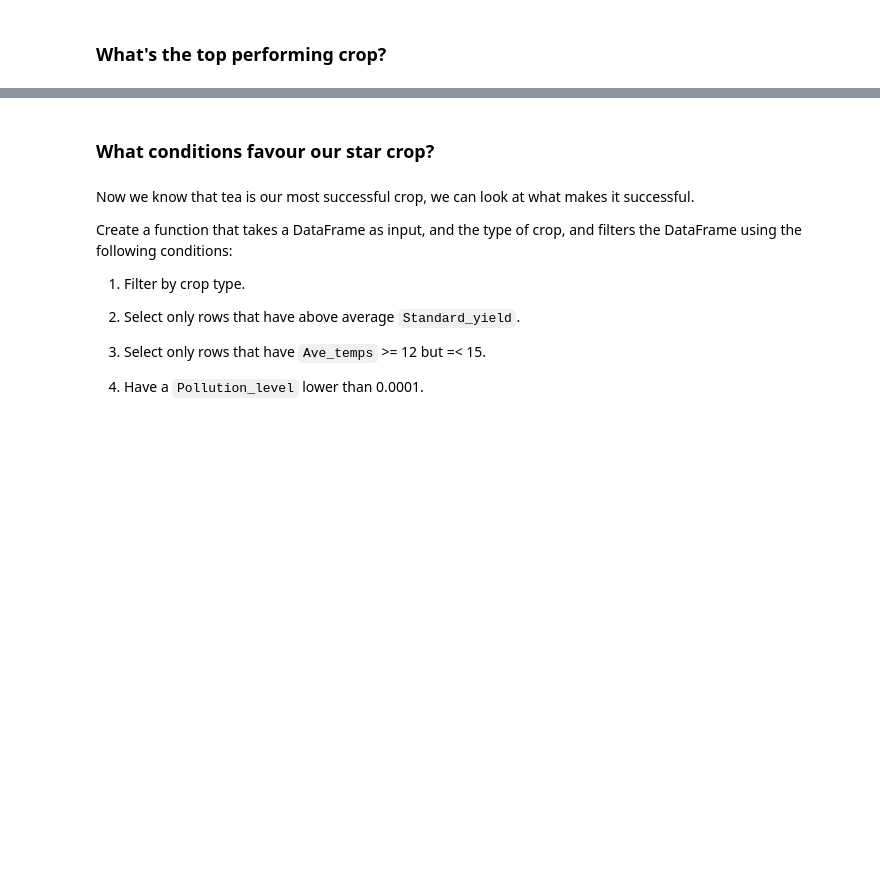
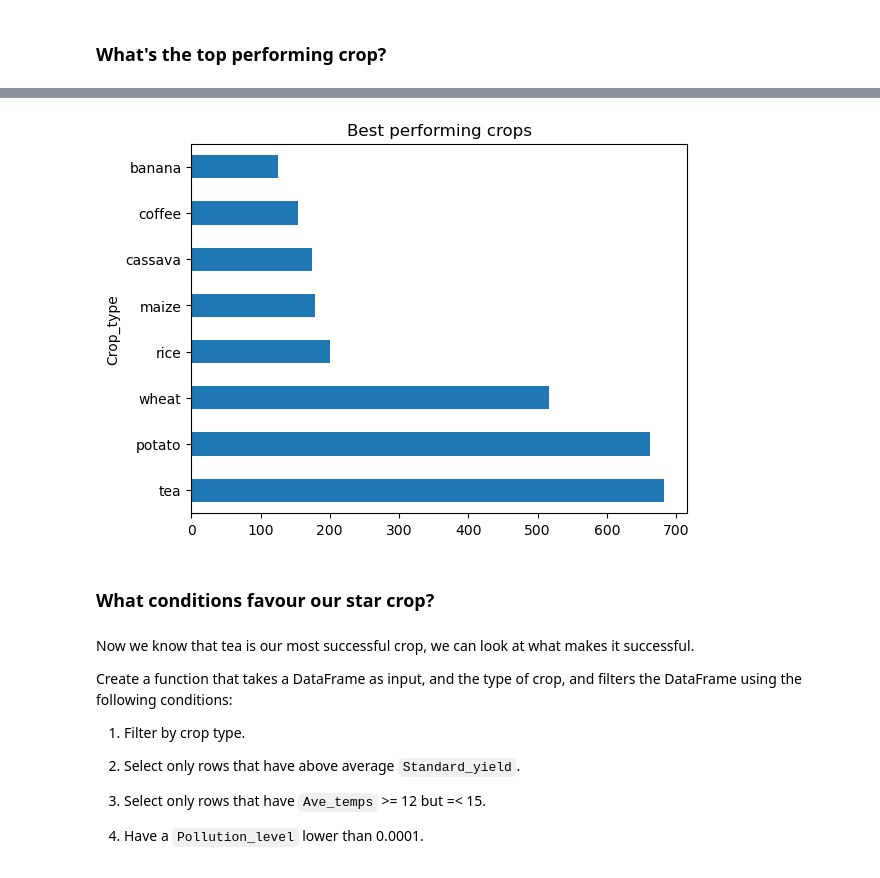
Before and after one commit to kelvinziroh/farm_survey, a Jupyter notebook: notebooks/farm_survey_part_1.ipynb, the cells around one changed output, grey strips where cells are left out. Cells and saved outputs as stored; diff of their text form; code cells hidden in the pictures; blank space fills up the shorter version.

```diff
--- a/notebooks/farm_survey_part_1.ipynb
+++ b/notebooks/farm_survey_part_1.ipynb
@@ -400,11 +547,9 @@ grouped_df
 # %%
-### START FUNCTION
 def find_ideal_fields(df):
-    # Insert your code here
-    # Filter all the fields with an above-average standard-yield
+    # Filter all the observations with above avg. standard yield
     above_std_yield = df[df['Standard_yield'] > df['Standard_yield'].mean()]
-    # Group by Crop_type using count and sort in descending order
-    top_performers = above_std_yield.groupby('Crop_type')['Crop_type'].count().sort_values(ascending=False)
-    # Return the top most best performing crop type
-    return top_performers.index[0]
-### END FUNCTION
+    # Group the filtered data per crop type, count and sort the crop types in descending order
+    best_performing_crops = above_std_yield.groupby('Crop_type')['Crop_type'].count().sort_values(ascending=False)
+    # # Get the top performing crop
+    # top_performing_crop = best_performing_crops.index[0]
+    return best_performing_crops
@@ -423,3 +556,10 @@ find_ideal_fields(MD_agric_df)
+# %%
+# Visualize the best performing crops
+find_ideal_fields(MD_agric_df).plot(kind="barh")
+plt.title("Best performing crops")
+plt.show()
+# %% [output]
+[figure, added]
 # %% [markdown]
 ### What conditions favour our star crop?
 # %% [markdown]
```
Also changed, not shown: parts of 74 cells of this notebook.
